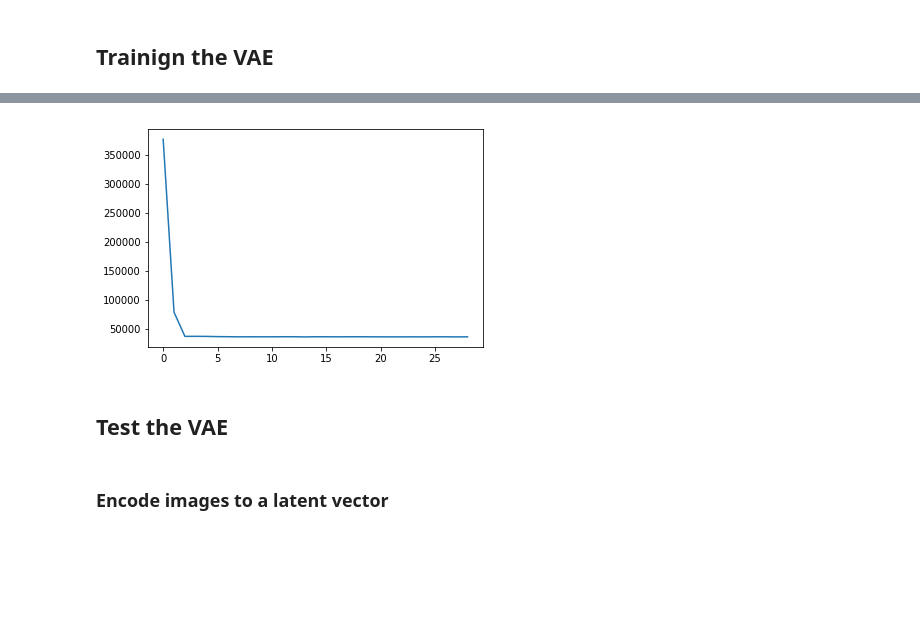
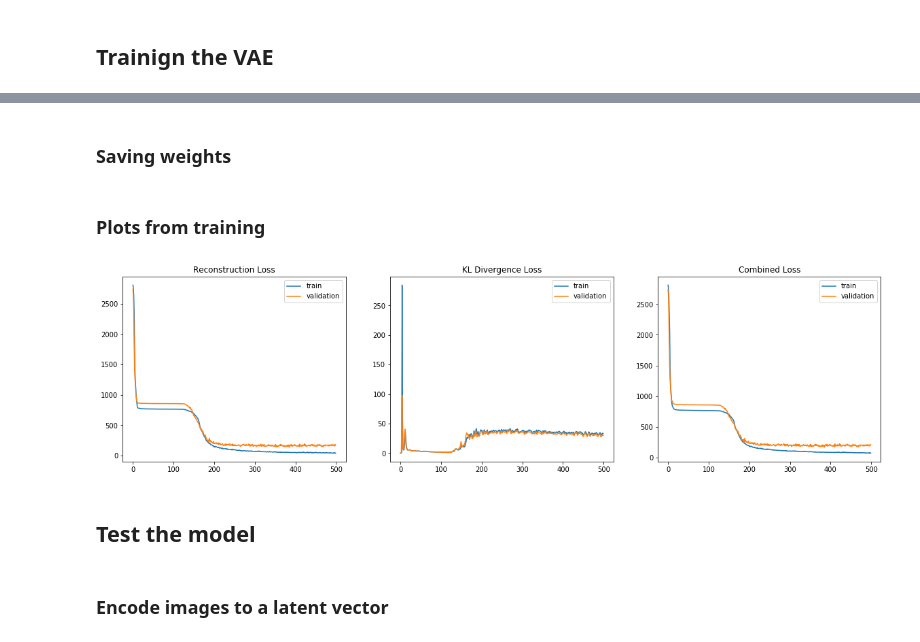
Before and after one commit to gaborvecsei/Variational-Autoencoder, a Jupyter notebook: train_vae.ipynb, the cells around one changed output, grey strips where cells are left out. Cells and saved outputs as stored; diff of their text form; code cells hidden in the pictures; blank space fills up the shorter version.

```diff
--- a/train_vae.ipynb
+++ b/train_vae.ipynb
@@ -15,6 +17,6 @@ import matplotlib.pyplot as plt
 # %% [markdown]
 ## Model
-# %%
-vae_model = vae.VAE()
+# %%
+vae = vae_model.VAE(latent_dim=32, reconstruction_loss=vae_model.ReconstructionLoss.MSE)
 # %% [markdown]
 ### Complete model (encoder + decoder)
@@ -82,4 +118,2 @@ Epoch 00029: early stopping
-# %%
-plt.plot(train_hist.history["loss"]);
-# %% [output]
-[figure, removed]
+# %% [markdown]
+### Saving weights
@@ -86,5 +122,26 @@ plt.plot(train_hist.history["loss"]);
+# %% [markdown]
+### Plots from training
+# %%
+fig, (ax0, ax1, ax2) = plt.subplots(1, 3, figsize=(20, 5))
+
+ax0.set_title("Reconstruction Loss")
+ax0.plot(train_hist.history["reconstruction"], label="train")
+ax0.plot(train_hist.history["val_reconstruction"], label="validation")
+ax0.legend()
+
+ax1.set_title("KL Divergence Loss")
+ax1.plot(train_hist.history["kl_divergence"], label="train")
+ax1.plot(train_hist.history["val_kl_divergence"], label="validation")
+ax1.legend()
+
+ax2.set_title("Combined Loss")
+ax2.plot(train_hist.history["loss"], label="train")
+ax2.plot(train_hist.history["val_loss"], label="validation")
+ax2.legend();
+# %% [output]
+[figure, added]
 # %% [markdown]
-## Test the VAE
+## Test the model
 # %% [markdown]
 ### Encode images to a latent vector
 # %%
```
Also changed, not shown: parts of 16 cells of this notebook, 6 other files.
